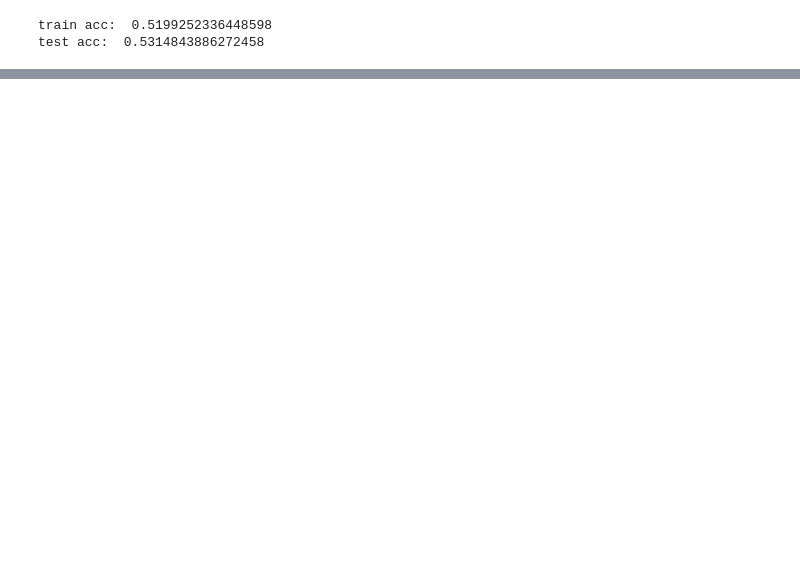
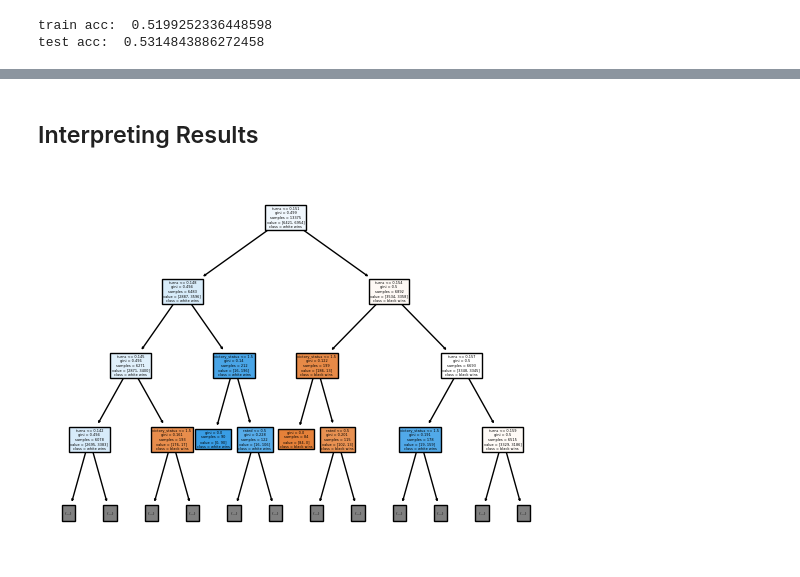
Before and after one commit to ceschini/lichess_win_prediction, a Jupyter notebook: ml_chess_predict.ipynb, the cells around one changed output, grey strips where cells are left out. Cells and saved outputs as stored; diff of their text form; code cells hidden in the pictures; blank space fills up the shorter version.

```diff
--- a/ml_chess_predict.ipynb
+++ b/ml_chess_predict.ipynb
@@ -391,0 +475,11 @@ PIPELINE = Pipeline([('scaler', StandardScaler()), ('estimator', MLPClassifier()
+# %% [markdown]
+## Interpreting Results
+# %%
+# fig = plt.figure(figsize=(25, 20))
+_ = tree.plot_tree(tree_grid.best_estimator_,
+                   feature_names=chess.columns,
+                   class_names=['black wins', 'white wins'],
+                   filled=True,
+                   max_depth=3)
+# %% [output]
+[figure, added]
```
Also changed, not shown: parts of 15 cells of this notebook, 1 other file.
